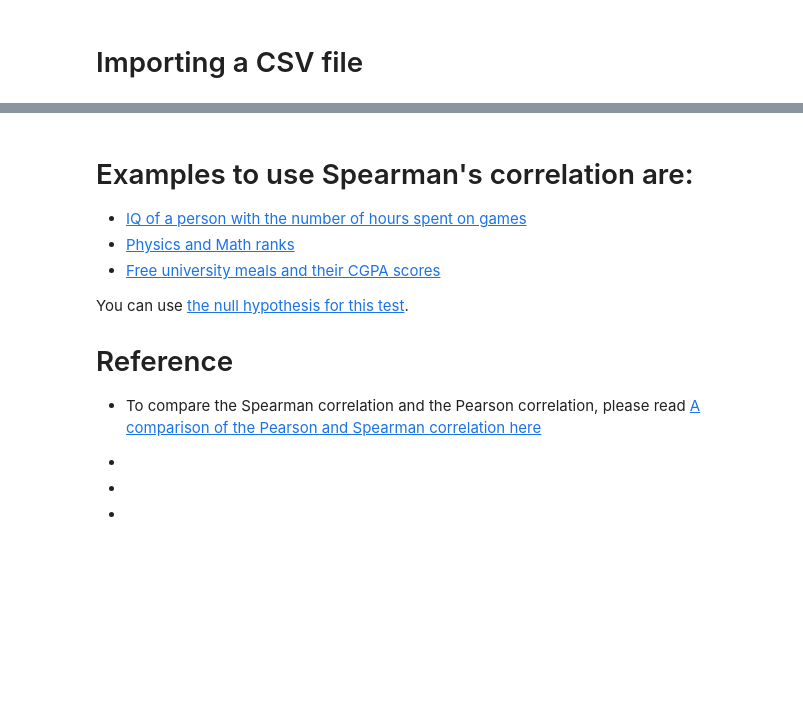
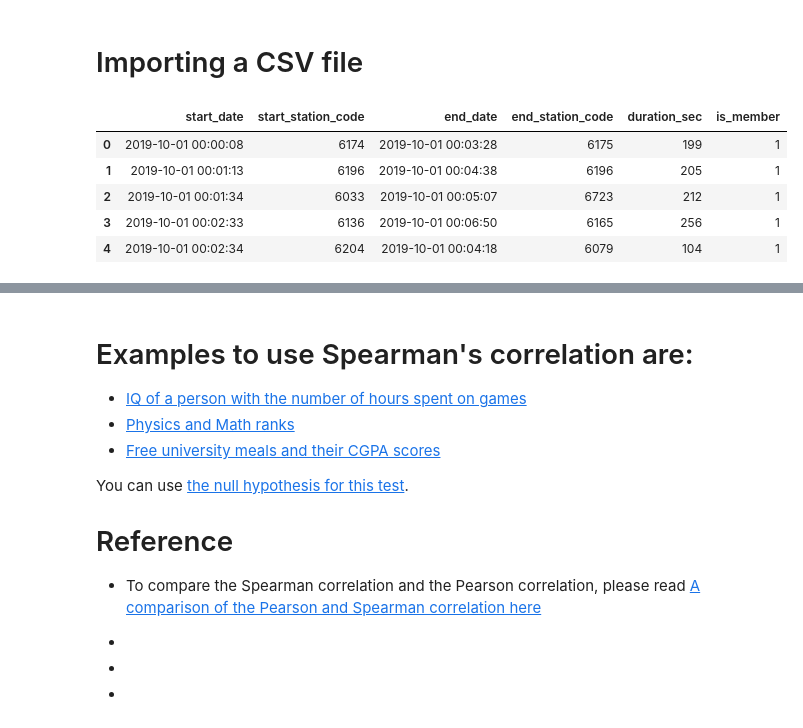
Before and after one commit to shinokada/python-for-ib-diploma-mathematics, a Jupyter notebook: Spearman's rank correlation coefficient for IB DP Mathematics.ipynb, the cells around one changed output, grey strips where cells are left out. Drawn from its saved outputs; the diff is of its cells as text; code cells hidden in the pictures; blank space fills up the shorter version.

Commit message:
Data update

```diff
--- a/Spearman's rank correlation coefficient for IB DP Mathematics.ipynb
+++ b/Spearman's rank correlation coefficient for IB DP Mathematics.ipynb
@@ -240,0 +238,11 @@ tshirtsvertical
+# %%
+rides = pd.read_csv('https://raw.githubusercontent.com/shinokada/python-for-ib-diploma-mathematics/master/Data/OD_2019.csv')
+print(rides.shape)
+print(rides.head())
+# %% [output]
+|  | start_date | start_station_code | end_date | end_station_code | duration_sec | is_member |
+| 0 | 2019-10-01 00:00:08 | 6174 | 2019-10-01 00:03:28 | 6175 | 199 | 1 |
+| 1 | 2019-10-01 00:01:13 | 6196 | 2019-10-01 00:04:38 | 6196 | 205 | 1 |
+| 2 | 2019-10-01 00:01:34 | 6033 | 2019-10-01 00:05:07 | 6723 | 212 | 1 |
+| 3 | 2019-10-01 00:02:33 | 6136 | 2019-10-01 00:06:50 | 6165 | 256 | 1 |
+| 4 | 2019-10-01 00:02:34 | 6204 | 2019-10-01 00:04:18 | 6079 | 104 | 1 |
```
Also changed, not shown: parts of 2 cells of this notebook, 1 other file.
